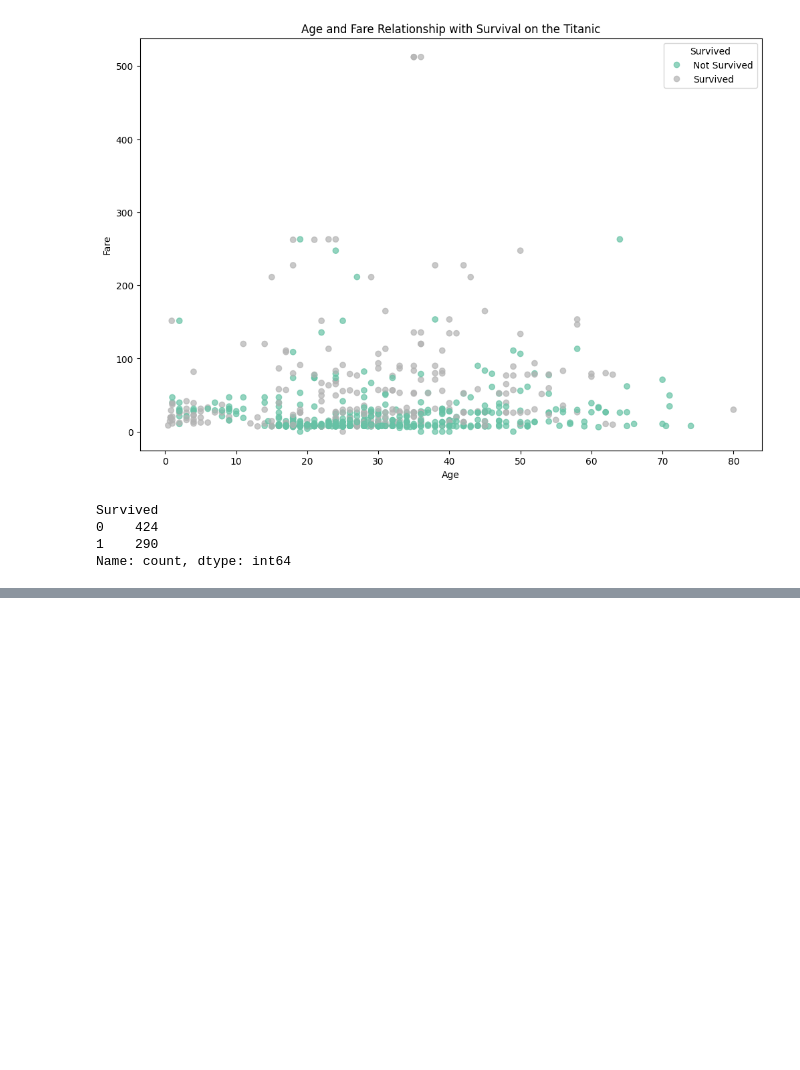
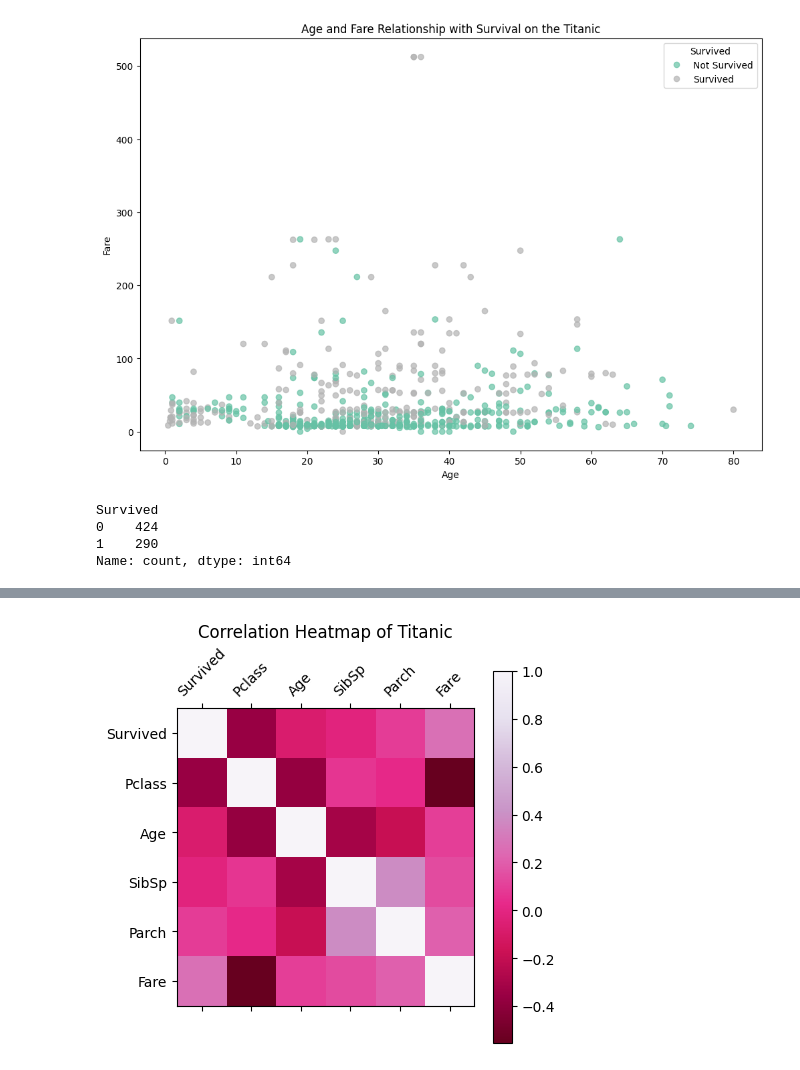
Before and after one commit to Choiwanwoo-03/MachineLearning_CodePractice, a Jupyter notebook: tatanic.ipynb, the cells around one changed output, grey strips where cells are left out. Drawn from its saved outputs; the diff is of its cells as text; code cells hidden in the pictures; blank space fills up the shorter version.

```diff
--- a/tatanic.ipynb
+++ b/tatanic.ipynb
@@ -168,0 +204,7 @@ plt.show()
+# %%
+titanic = pd.read_csv('3.1.titanic.csv')
+titanic = titanic.dropna(subset=['Age', 'Fare'])		# 결측치 처리
+
+# 상관 행렬 계산
+correlation_matrix = titanic.drop('PassengerId', axis=1).corr(numeric_only=True)
+correlation_matrix
@@ -168,0 +219,11 @@ plt.show()
+# %%
+plt.matshow(correlation_matrix, cmap='PuRd_r')
+plt.colorbar()			# 오른쪽에 색상 참고를 위한 컬러바 추가
+
+# x축과 y축의 눈금 설정
+plt.xticks(range(len(correlation_matrix.columns)), correlation_matrix.columns, rotation=45)
+plt.yticks(range(len(correlation_matrix.columns)), correlation_matrix.columns)
+plt.title('Correlation Heatmap of Titanic')
+plt.show()
+# %% [output]
+[figure, added]
```
Also changed, not shown: parts of 6 cells of this notebook.
